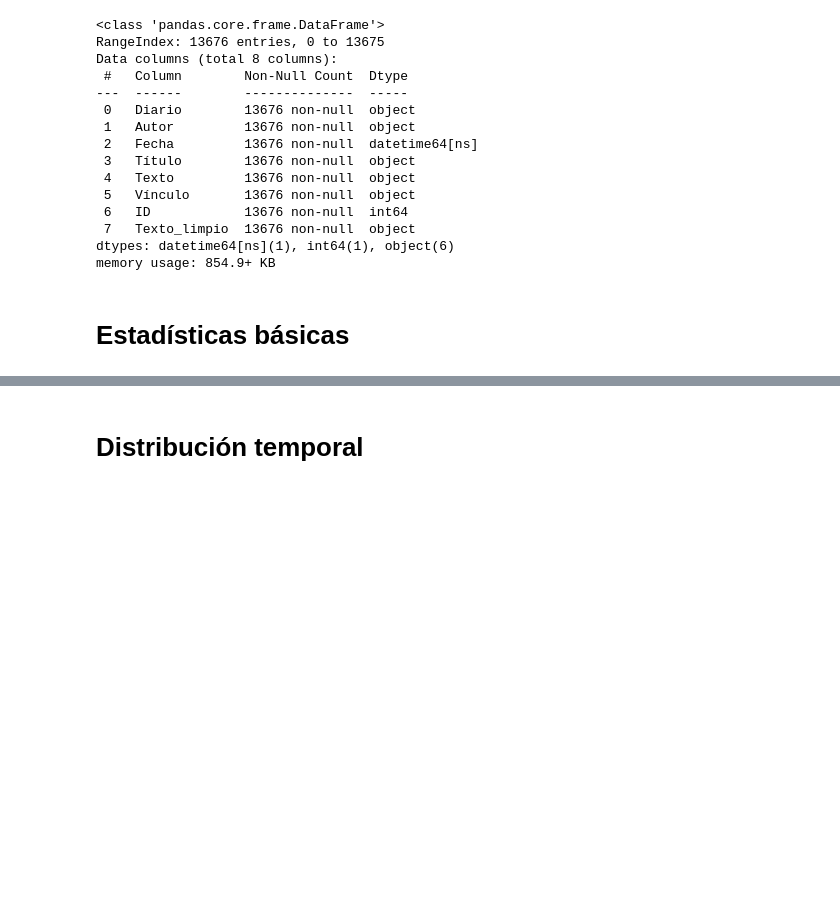
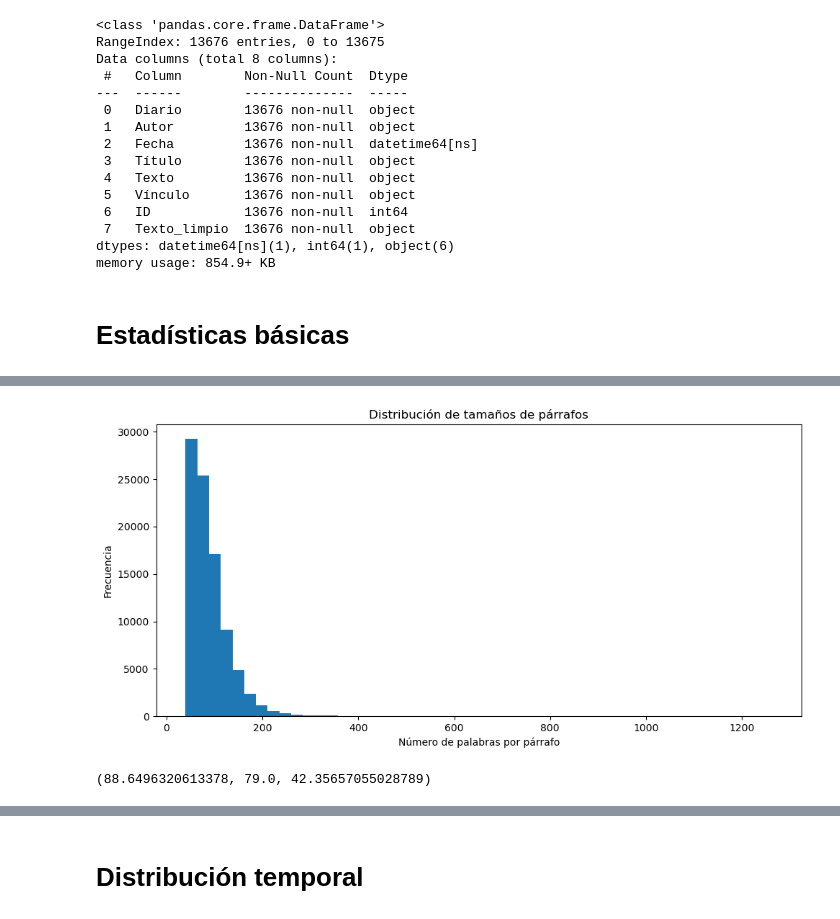
Before and after one commit to BMSS-EAFIT-Projects/HumanidadesDigitales, a Jupyter notebook: notebooks/3_estadisticos_corpus.ipynb, the cells around one changed output, grey strips where cells are left out. Drawn from its saved outputs; the diff is of its cells as text; code cells hidden in the pictures; blank space fills up the shorter version.

```diff
--- a/notebooks/3_estadisticos_corpus.ipynb
+++ b/notebooks/3_estadisticos_corpus.ipynb
@@ -41,3 +65,24 @@ memory usage: 854.9+ KB
+# %%
+texto = "\n\n".join(corpus['Texto'].tolist())
+parrafos = texto.split("\n\n")
+
+tamaños = [len(p.split())
+           for p in parrafos
+           if p.strip() != "" and len(p.split()) >= 40]
+# %%
+plt.figure(figsize=(10,5))
+plt.hist(tamaños, bins=50)
+plt.xlabel("Número de palabras por párrafo")
+plt.ylabel("Frecuencia")
+plt.title("Distribución de tamaños de párrafos")
+plt.tight_layout()
+plt.show()
+# %% [output]
+[figure, added]
+# %%
+np.mean(tamaños), np.median(tamaños), np.std(tamaños)
+# %% [output]
+(88.6496320613378, 79.0, 42.35657055028789)
 # %%
 n_docs = len(corpus)
 
```
Also changed, not shown: parts of 12 cells of this notebook, 19 other files.
